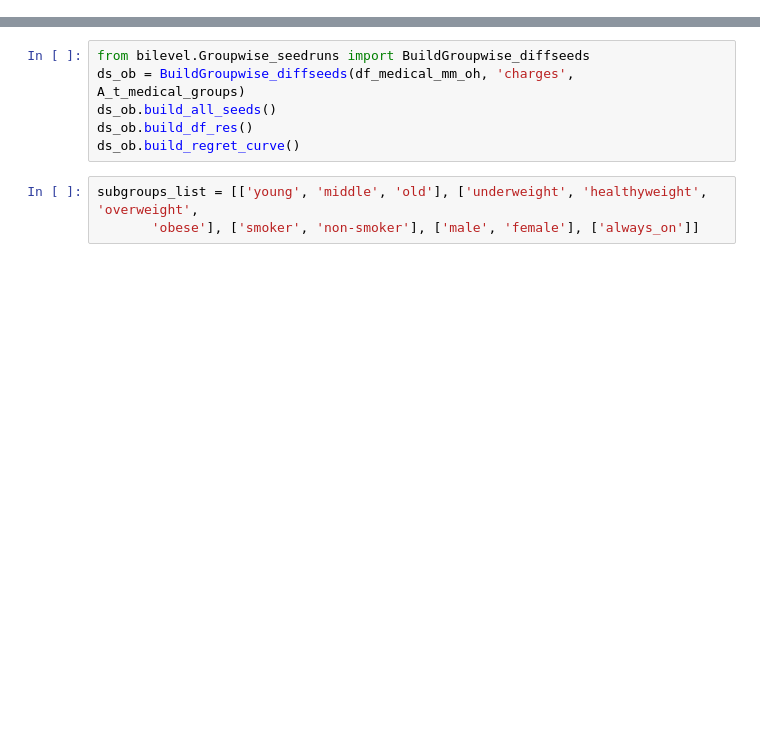
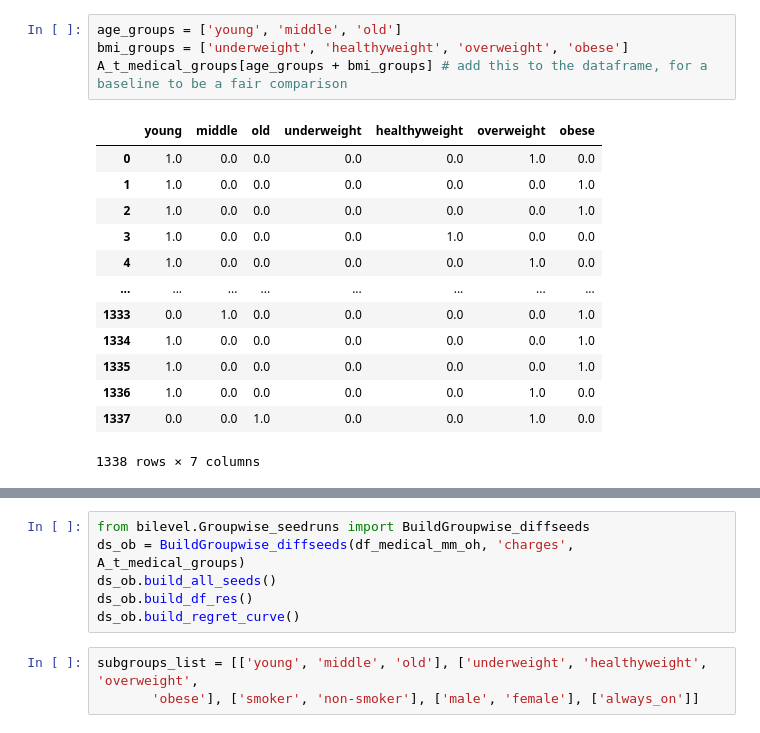
Before and after one commit to krishnacharya/multidecomp, a Jupyter notebook: iclr_res/groupwise_insurancepremium.ipynb, the cells around one changed output, grey strips where cells are left out. Drawn from its saved outputs; the diff is of its cells as text; blank space fills up the shorter version.

```diff
--- a/iclr_res/groupwise_insurancepremium.ipynb
+++ b/iclr_res/groupwise_insurancepremium.ipynb
@@ -60,0 +73,18 @@ dtype: float64
+# %%
+age_groups = ['young', 'middle', 'old']
+bmi_groups = ['underweight', 'healthyweight', 'overweight', 'obese']
+A_t_medical_groups[age_groups + bmi_groups] # add this to the dataframe, for a baseline to be a fair comparison
+# %% [output]
+|  | young | middle | old | underweight | healthyweight | overweight | obese |
+| 0 | 1.0 | 0.0 | 0.0 | 0.0 | 0.0 | 1.0 | 0.0 |
+| 1 | 1.0 | 0.0 | 0.0 | 0.0 | 0.0 | 0.0 | 1.0 |
+| 2 | 1.0 | 0.0 | 0.0 | 0.0 | 0.0 | 0.0 | 1.0 |
+| 3 | 1.0 | 0.0 | 0.0 | 0.0 | 1.0 | 0.0 | 0.0 |
+| 4 | 1.0 | 0.0 | 0.0 | 0.0 | 0.0 | 1.0 | 0.0 |
+| ... | ... | ... | ... | ... | ... | ... | ... |
+| 1333 | 0.0 | 1.0 | 0.0 | 0.0 | 0.0 | 0.0 | 1.0 |
+| 1334 | 1.0 | 0.0 | 0.0 | 0.0 | 0.0 | 0.0 | 1.0 |
+| 1335 | 1.0 | 0.0 | 0.0 | 0.0 | 0.0 | 0.0 | 1.0 |
+| 1336 | 1.0 | 0.0 | 0.0 | 0.0 | 0.0 | 1.0 | 0.0 |
+| 1337 | 0.0 | 0.0 | 1.0 | 0.0 | 0.0 | 1.0 | 0.0 |
+1338 rows × 7 columns
```
Also changed, not shown: parts of 6 cells of this notebook.
